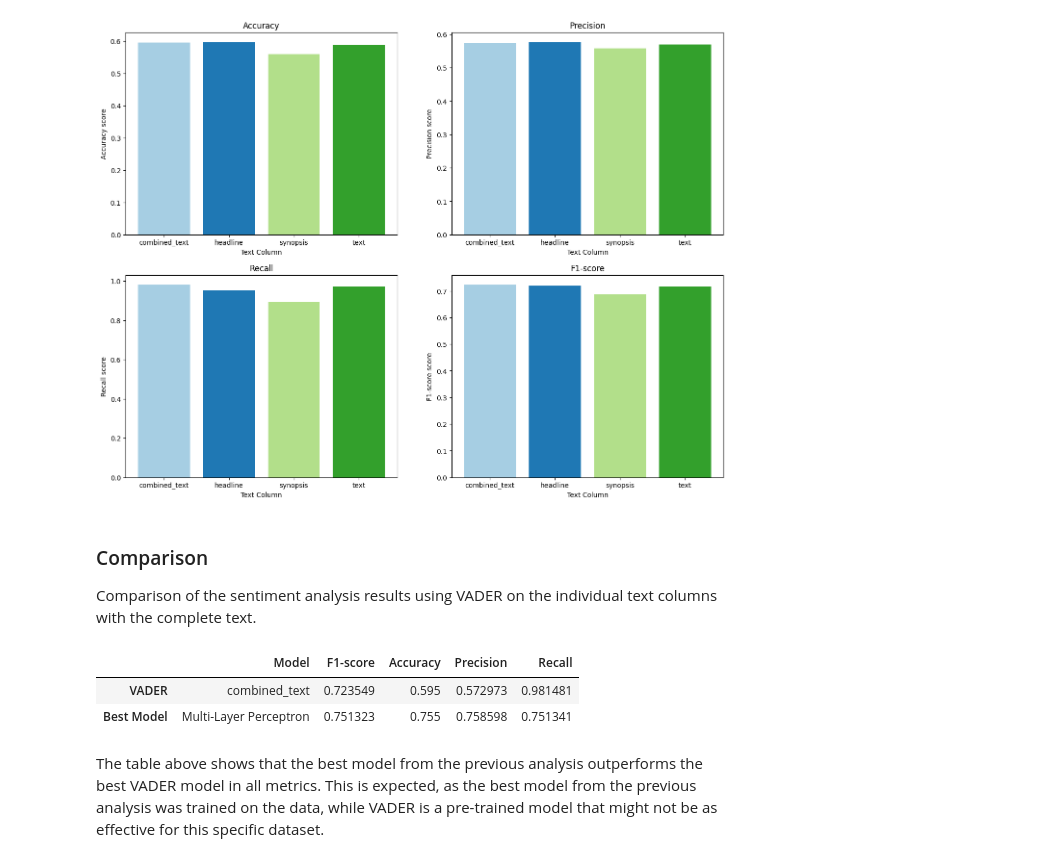
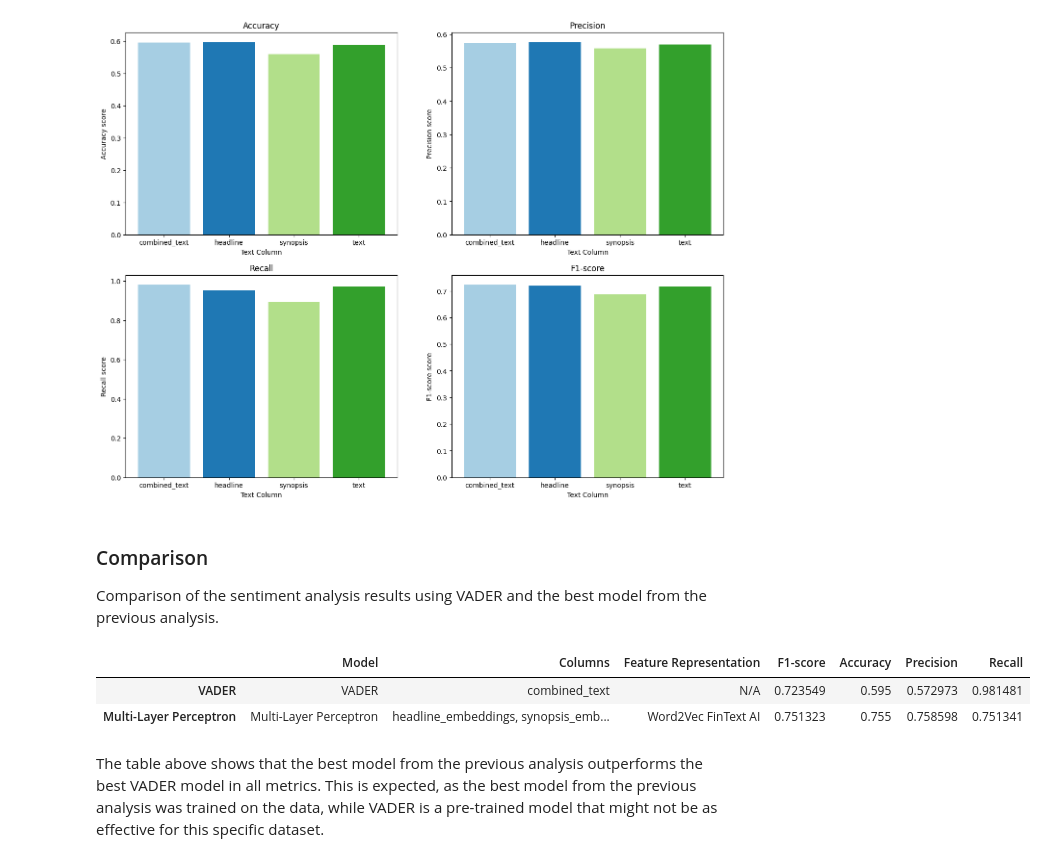
Before and after one commit to rnribeiro/NLP_FEUP, a Jupyter notebook: main.ipynb, the cells around one changed output. Saved outputs shown, nothing was run; the diff lists cells and outputs as text; code cells hidden in the pictures.

Commit message:
adding final comparison and conclusion

```diff
--- a/main.ipynb
+++ b/main.ipynb
@@ -844,26 +850,28 @@ for i, metric in enumerate(['Accuracy', 'Precision', 'Recall', 'F1-score']):
 [figure]
 # %% [markdown]
 ### Comparison
-Comparison of the sentiment analysis results using VADER on the individual text columns with the complete text.
+Comparison of the sentiment analysis results using VADER and the best model from the previous analysis.
 # %%
 # Compare the best vader model with the best model from the previous analysis
 best_vader_model = results_vader.sort_values(by='F1-score', ascending=False).iloc[0]
 best_model = best_results.sort_values(by='Test F1-score', ascending=False).iloc[0]
 
 # Create a table to compare the results
 comparison = pd.DataFrame({
-    'Model': [best_vader_model['Column'], best_model['Model']],
+    'Model': ["VADER", best_model['Model']],
+    'Columns': ["combined_text", best_model['Columns']],
+    'Feature Representation': ["N/A", best_model['Feature Representation']],
     'F1-score': [best_vader_model['F1-score'], best_model['Test F1-score']],
     'Accuracy': [best_vader_model['Accuracy'], best_model['Test Accuracy']],
     'Precision': [best_vader_model['Precision'], best_model['Test Precision']],
     'Recall': [best_vader_model['Recall'], best_model['Test Recall']]
-}, index=['VADER', 'Best Model'])
+}, index=["VADER", best_model['Model']])
 
 comparison
 # %% [output]
-|  | Model | F1-score | Accuracy | Precision | Recall |
-| VADER | combined_text | 0.723549 | 0.595 | 0.572973 | 0.981481 |
-| Best Model | Multi-Layer Perceptron | 0.751323 | 0.755 | 0.758598 | 0.751341 |
+|  | Model | Columns | Feature Representation | F1-score | Accuracy | Precision | Recall |
+| VADER | VADER | combined_text | N/A | 0.723549 | 0.595 | 0.572973 | 0.981481 |
+| Multi-Layer Perceptron | Multi-Layer Perceptron | headline_embeddings, synopsis_emb... | Word2Vec FinText AI | 0.751323 | 0.755 | 0.758598 | 0.751341 |
 # %% [markdown]
 The table above shows that the best model from the previous analysis outperforms the best VADER model in all metrics.
 This is expected, as the best model from the previous analysis was trained on the data, while VADER is a pre-trained model that might not be as effective for this specific dataset.
```
Also changed, not shown: parts of 9 cells of this notebook.
